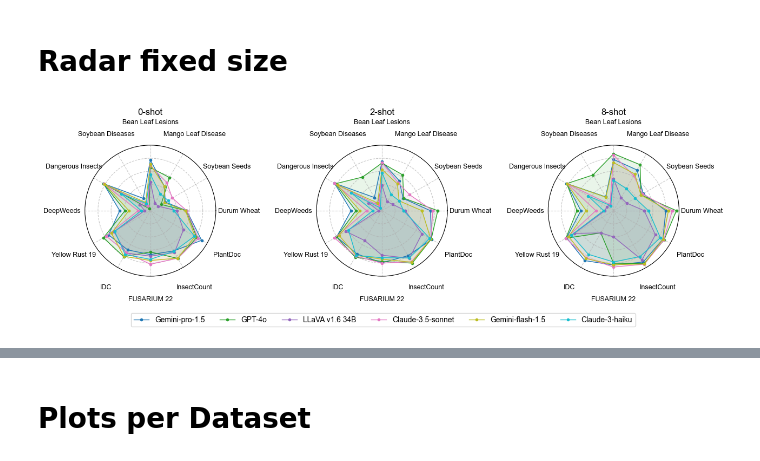
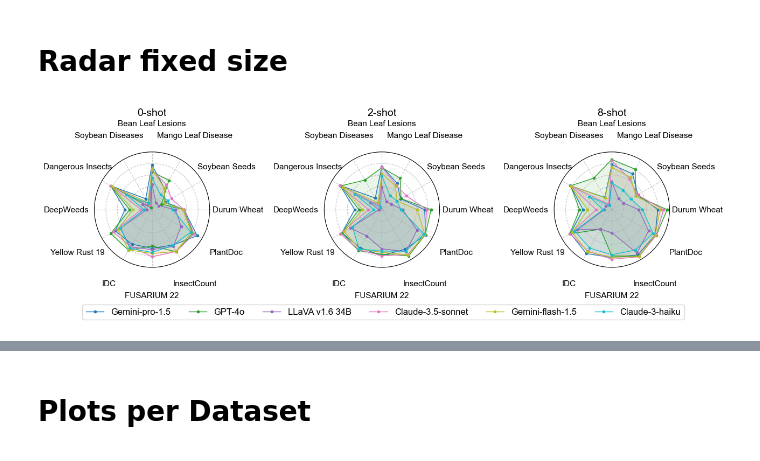
Before and after one commit to arbab-ml/AgEval, a Jupyter notebook: all_llms_analysis.ipynb, the cells around one changed output, grey strips where cells are left out. Cells and saved outputs as stored; diff of their text form; code cells hidden in the pictures.

```diff
--- a/all_llms_analysis.ipynb
+++ b/all_llms_analysis.ipynb
@@ -702,12 +702,12 @@ import pandas as pd
 
 plt.rcParams.update({
     'font.family': 'Arial',
-    'font.size': 10,
-    'axes.labelsize': 11,
-    'axes.titlesize': 12,
-    'xtick.labelsize': 9,
-    'ytick.labelsize': 9,
-    'legend.fontsize': 10,
+    'font.size': 13,
+    'axes.labelsize': 13,
+    'axes.titlesize': 14,
+    'xtick.labelsize': 11,
+    'ytick.labelsize': 11,
+    'legend.fontsize': 12,
 })
 
 # Create a single figure with three subplots
@@ -746,35 +746,35 @@ for idx, shot in enumerate([0, 2, 8]):
 
     # Color cycle for the models
     colors = plt.cm.tab10(np.linspace(0, 1, len(models)))
     ax.set_ylim(0, 100)  # Set the range from 0 to 100
 
     # Plot each model
     for i, model in enumerate(models):
         ax.plot(angles, normalized_values[i], 'o-', linewidth=1, color=colors[i], label=model, markersize=3)
         ax.fill(angles, normalized_values[i], alpha=0.1, color=colors[i])
 
     # Set the labels
     ax.set_xticks(angles[:-1])
     ax.set_xticklabels(datasets)
-    ax.tick_params(axis='both', which='major', pad=20)
+    ax.tick_params(axis='both', which='major', pad=27)
 
     # Remove radial labels and set grid
     ax.set_yticklabels([])
     ax.grid(True, linestyle='--', alpha=0.7)
 
     ax.set_title(f'{shot}-shot')
 
 # Create a single legend for all subplots
 handles, labels = axs[0].get_legend_handles_labels()
 fig.legend(handles, labels, loc='lower center', bbox_to_anchor=(0.5, -0.05), ncol=len(models))
 
 # Adjust layout and save
 plt.tight_layout()
 plt.subplots_adjust(bottom=0.2)  # Make room for the legend
 plt.savefig('analysis/radar_plots/combined.pdf', dpi=300, bbox_inches='tight')
 plt.show()
 # %% [output]
-[figure, old version]
+[figure, new version]
 # %%
 result_table_dict[0].head()
 # %% [output]
```
Also changed, not shown: parts of 1 cell of this notebook, 3 other files.
